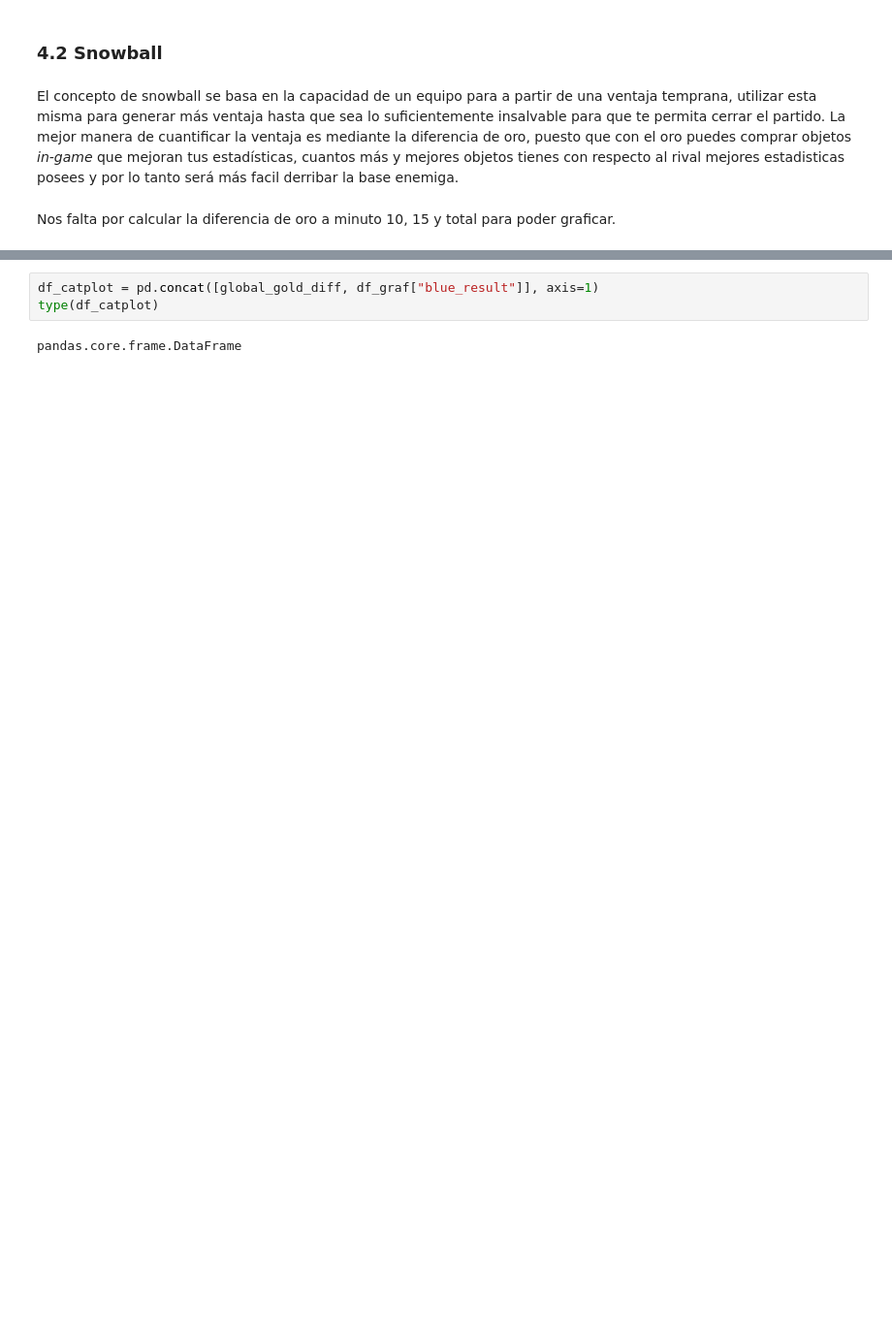
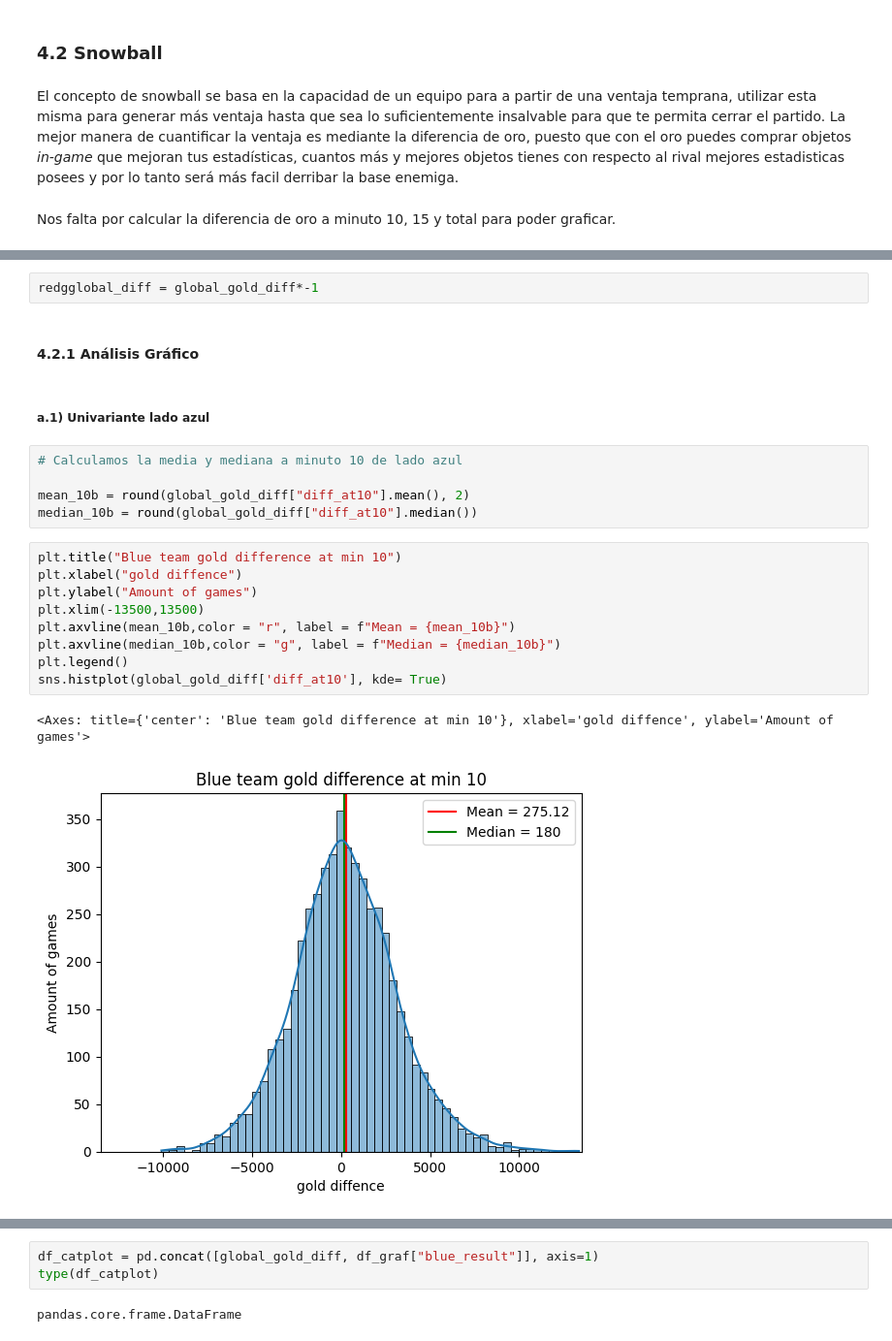
Before and after one commit to CamiloAPB/EDA_DS, a Jupyter notebook: Src/Notebooks/Exploracion_inicial.ipynb, the cells around one changed output, grey strips where cells are left out. Shown at 97% size. Saved outputs shown, nothing was run; the diff lists cells and outputs as text; blank space fills up the shorter version.

```diff
--- a/Src/Notebooks/Exploracion_inicial.ipynb
+++ b/Src/Notebooks/Exploracion_inicial.ipynb
@@ -681 +740,24 @@ global_gold_diff
 5149 rows × 3 columns
+# %%
+redgglobal_diff = global_gold_diff*-1
+# %% [markdown]
+#### 4.2.1 Análisis Gráfico
+# %% [markdown]
+##### a.1\) Univariante lado azul
+# %%
+# Calculamos la media y mediana a minuto 10 de lado azul
+
+mean_10b = round(global_gold_diff["diff_at10"].mean(), 2)
+median_10b = round(global_gold_diff["diff_at10"].median())
+# %%
+plt.title("Blue team gold difference at min 10")
+plt.xlabel("gold diffence")
+plt.ylabel("Amount of games")
+plt.xlim(-13500,13500)
+plt.axvline(mean_10b,color = "r", label = f"Mean = {mean_10b}")
+plt.axvline(median_10b,color = "g", label = f"Median = {median_10b}")
+plt.legend()
+sns.histplot(global_gold_diff['diff_at10'], kde= True)
+# %% [output]
+<Axes: title={'center': 'Blue team gold difference at min 10'}, xlabel='gold diffence', ylabel='Amount of games'>
+[figure, added]
```
Also changed, not shown: parts of 89 cells of this notebook, 4 other files.
